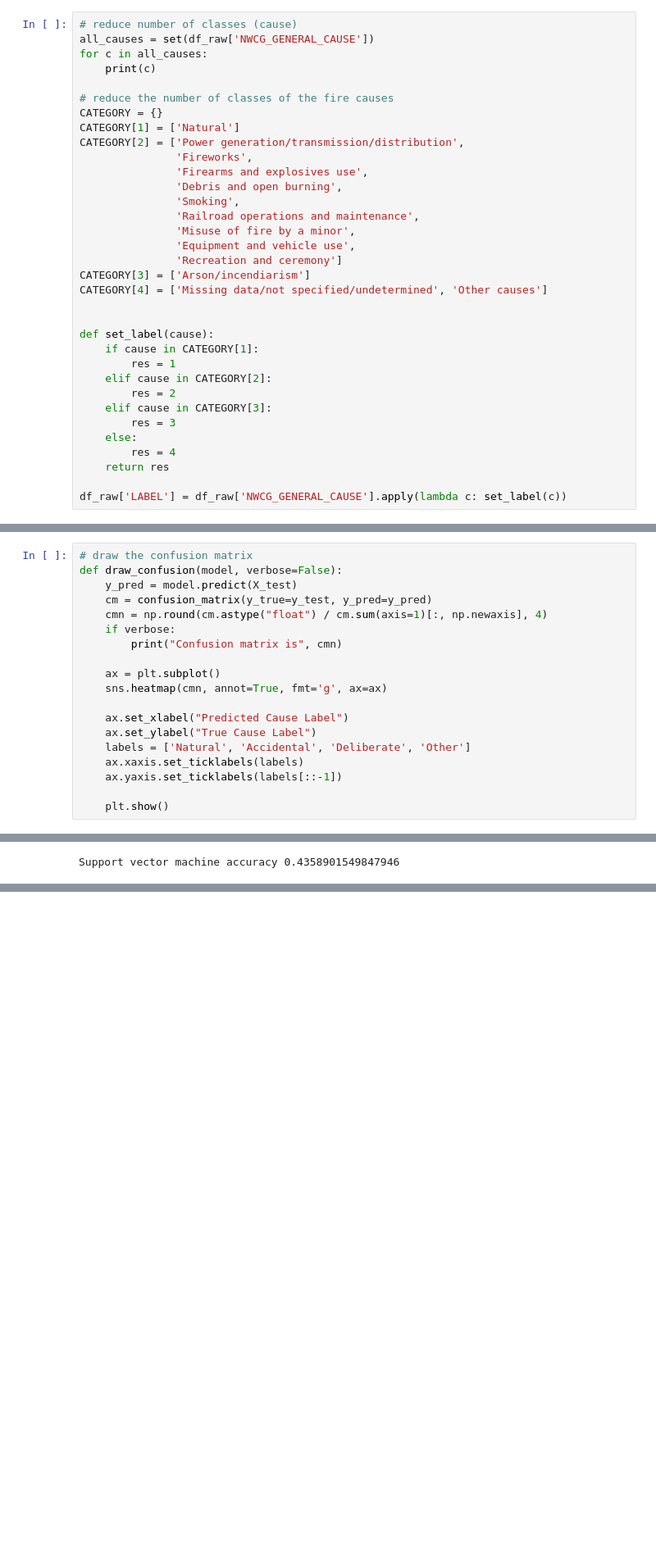
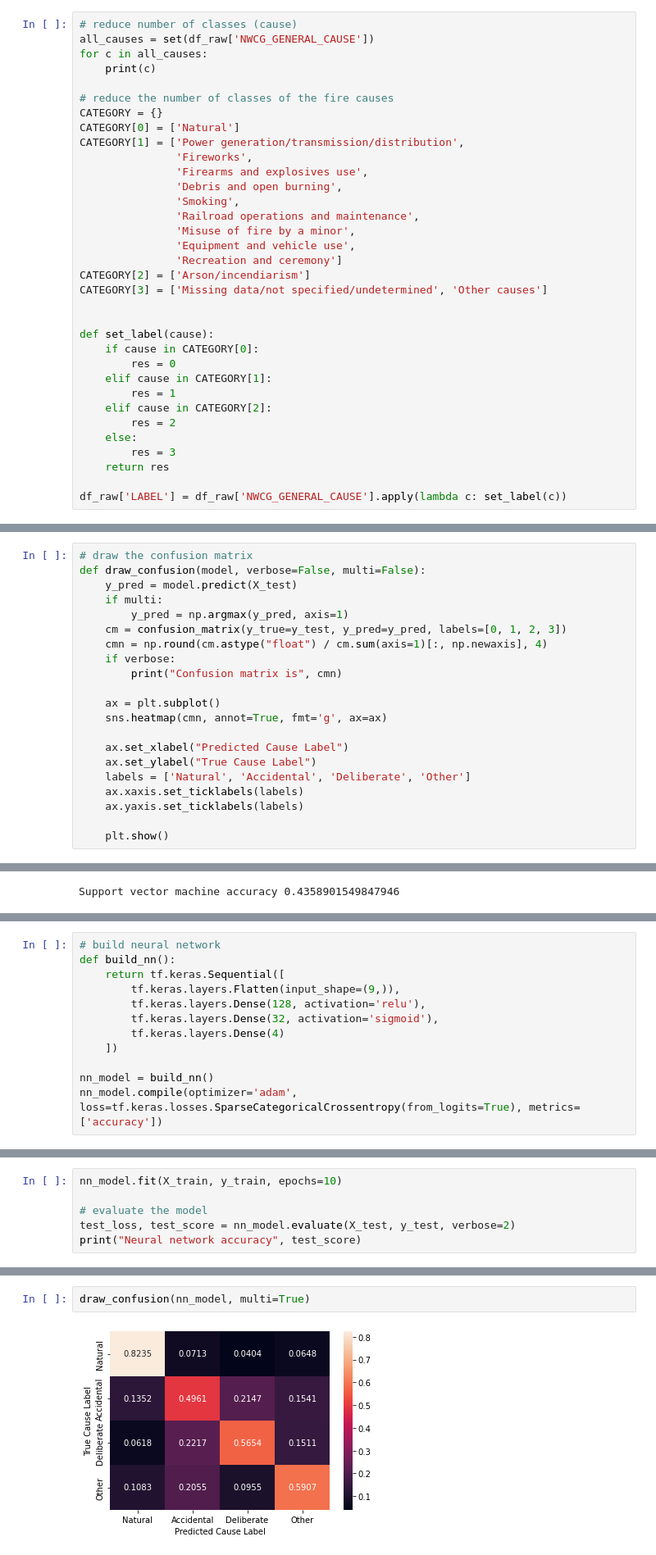
Before and after one commit to april-dev/dashboard, a Jupyter notebook: Wildfire_ML_Model.ipynb, the cells around one changed output, grey strips where cells are left out. Shown: that part at 82% size. Saved outputs shown, nothing was run; the diff lists cells and outputs as text; blank space fills up the shorter version.

Commit message:
add neural network and cross validation

```diff
--- a/Wildfire_ML_Model.ipynb
+++ b/Wildfire_ML_Model.ipynb
@@ -116,8 +136,8 @@ for c in all_causes:
 
 # reduce the number of classes of the fire causes
 CATEGORY = {}
-CATEGORY[1] = ['Natural']
-CATEGORY[2] = ['Power generation/transmission/distribution',
+CATEGORY[0] = ['Natural']
+CATEGORY[1] = ['Power generation/transmission/distribution',
                'Fireworks',
                'Firearms and explosives use',
                'Debris and open burning',
@@ -126,19 +146,19 @@ CATEGORY[2] = ['Power generation/transmission/distribution',
                'Misuse of fire by a minor',
                'Equipment and vehicle use',
                'Recreation and ceremony']
-CATEGORY[3] = ['Arson/incendiarism']
-CATEGORY[4] = ['Missing data/not specified/undetermined', 'Other causes']
+CATEGORY[2] = ['Arson/incendiarism']
+CATEGORY[3] = ['Missing data/not specified/undetermined', 'Other causes']
 
 
 def set_label(cause):
-    if cause in CATEGORY[1]:
+    if cause in CATEGORY[0]:
+        res = 0
+    elif cause in CATEGORY[1]:
         res = 1
     elif cause in CATEGORY[2]:
         res = 2
-    elif cause in CATEGORY[3]:
+    else:
         res = 3
-    else:
-        res = 4
     return res
 
 df_raw['LABEL'] = df_raw['NWCG_GENERAL_CAUSE'].apply(lambda c: set_label(c))
@@ -232,9 +252,11 @@ sns.heatmap(X_train_df.corr(), annot=True, fmt=".2f")
 #### Helper Functions
 # %%
 # draw the confusion matrix
-def draw_confusion(model, verbose=False):
+def draw_confusion(model, verbose=False, multi=False):
     y_pred = model.predict(X_test)
-    cm = confusion_matrix(y_true=y_test, y_pred=y_pred)
+    if multi:
+        y_pred = np.argmax(y_pred, axis=1)
+    cm = confusion_matrix(y_true=y_test, y_pred=y_pred, labels=[0, 1, 2, 3])
     cmn = np.round(cm.astype("float") / cm.sum(axis=1)[:, np.newaxis], 4)
     if verbose:
         print("Confusion matrix is", cmn)
@@ -246,7 +268,7 @@ def draw_confusion(model, verbose=False):
     ax.set_ylabel("True Cause Label")
     labels = ['Natural', 'Accidental', 'Deliberate', 'Other']
     ax.xaxis.set_ticklabels(labels)
-    ax.yaxis.set_ticklabels(labels[::-1])
+    ax.yaxis.set_ticklabels(labels)
 
     plt.show()
 # %% [markdown]
@@ -301,0 +358,12 @@ draw_confusion(clf_svm)
+# %%
+# build neural network
+def build_nn():
+    return tf.keras.Sequential([
+        tf.keras.layers.Flatten(input_shape=(9,)),
+        tf.keras.layers.Dense(128, activation='relu'),
+        tf.keras.layers.Dense(32, activation='sigmoid'),
+        tf.keras.layers.Dense(4)
+    ])
+
+nn_model = build_nn()
+nn_model.compile(optimizer='adam', loss=tf.keras.losses.SparseCategoricalCrossentropy(from_logits=True), metrics=['accuracy'])
@@ -301,0 +373,6 @@ draw_confusion(clf_svm)
+# %%
+nn_model.fit(X_train, y_train, epochs=10)
+
+# evaluate the model
+test_loss, test_score = nn_model.evaluate(X_test, y_test, verbose=2)
+print("Neural network accuracy", test_score)
@@ -302,3 +397,7 @@ draw_confusion(clf_svm)
+# %%
+draw_confusion(nn_model, multi=True)
+# %% [output]
+[figure, added]
 # %% [markdown]
 ### Save Trained Models
 # %%
```
Also changed, not shown: parts of 22 cells of this notebook.
